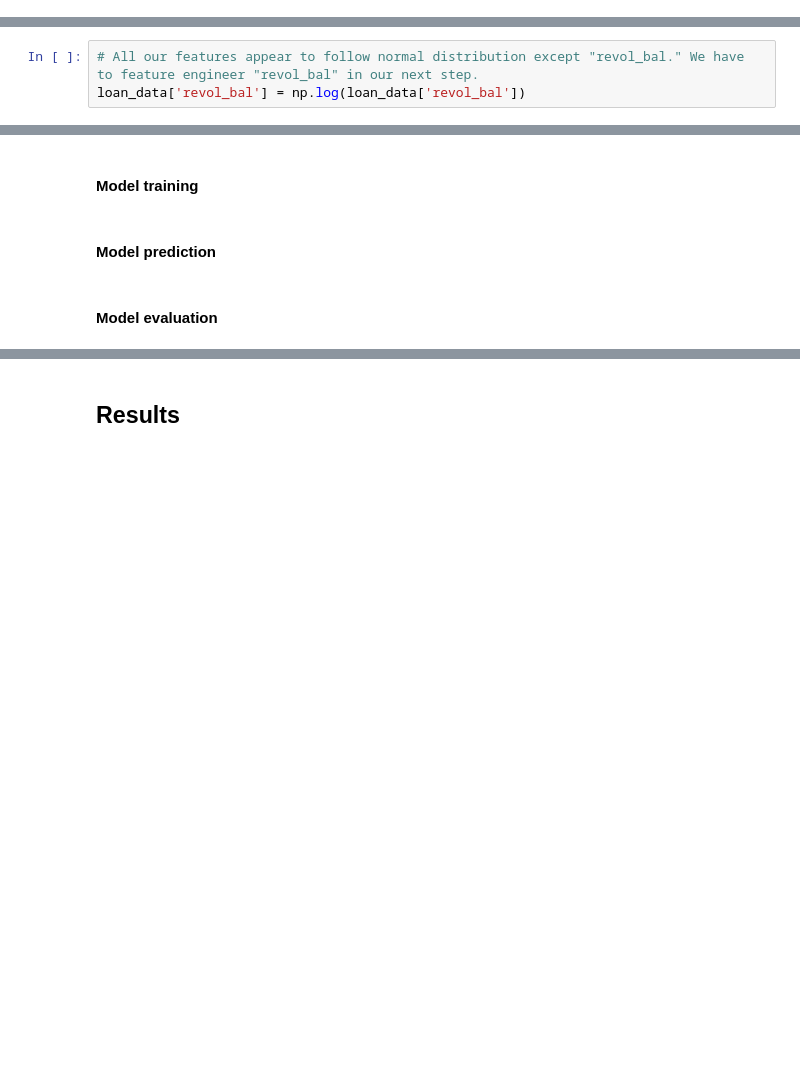
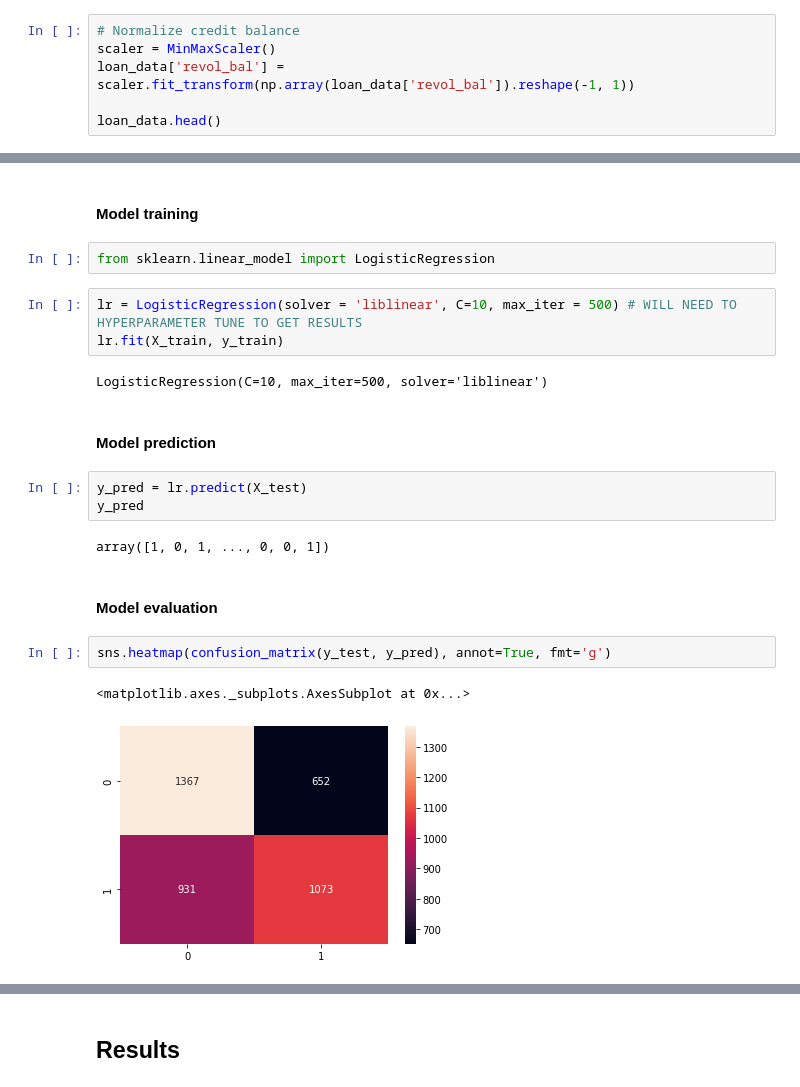
Before and after one commit to FIngul98/Credit_Default_Project, a Jupyter notebook: Random_Forest_Feature_Engineering.ipynb, the cells around one changed output, grey strips where cells are left out. Saved outputs shown, nothing was run; the diff lists cells and outputs as text; blank space fills up the shorter version.

Commit message:
Added normalization standardization and untuned logistic regression

```diff
--- a/Random_Forest_Feature_Engineering.ipynb
+++ b/Random_Forest_Feature_Engineering.ipynb
@@ -58,0 +80,6 @@ loan_data.head()
+# %%
+# Normalize credit balance
+scaler = MinMaxScaler()
+loan_data['revol_bal'] = scaler.fit_transform(np.array(loan_data['revol_bal']).reshape(-1, 1))
+
+loan_data.head()
@@ -59,5 +93,2 @@ loan_data.head()
 # %% [markdown]
 #### Standardization
-# %%
-# All our features appear to follow normal distribution except "revol_bal." We have to feature engineer "revol_bal" in our next step.
-loan_data['revol_bal'] = np.log(loan_data['revol_bal'])
@@ -260,7 +306,24 @@ weighted avg       0.97      0.97      0.97      4023
 ### Model 2: Logistic Regresssion
 # %% [markdown]
 #### Model training
+# %%
+from sklearn.linear_model import LogisticRegression
+# %%
+lr = LogisticRegression(solver = 'liblinear', C=10, max_iter = 500) # WILL NEED TO HYPERPARAMETER TUNE TO GET RESULTS
+lr.fit(X_train, y_train)
+# %% [output]
+LogisticRegression(C=10, max_iter=500, solver='liblinear')
 # %% [markdown]
 #### Model prediction
+# %%
+y_pred = lr.predict(X_test)
+y_pred
+# %% [output]
+array([1, 0, 1, ..., 0, 0, 1])
 # %% [markdown]
 #### Model evaluation
+# %%
+sns.heatmap(confusion_matrix(y_test, y_pred), annot=True, fmt='g')
+# %% [output]
+<matplotlib.axes._subplots.AxesSubplot at 0x...>
+[figure, added]
```
Also changed, not shown: parts of 14 cells of this notebook.
